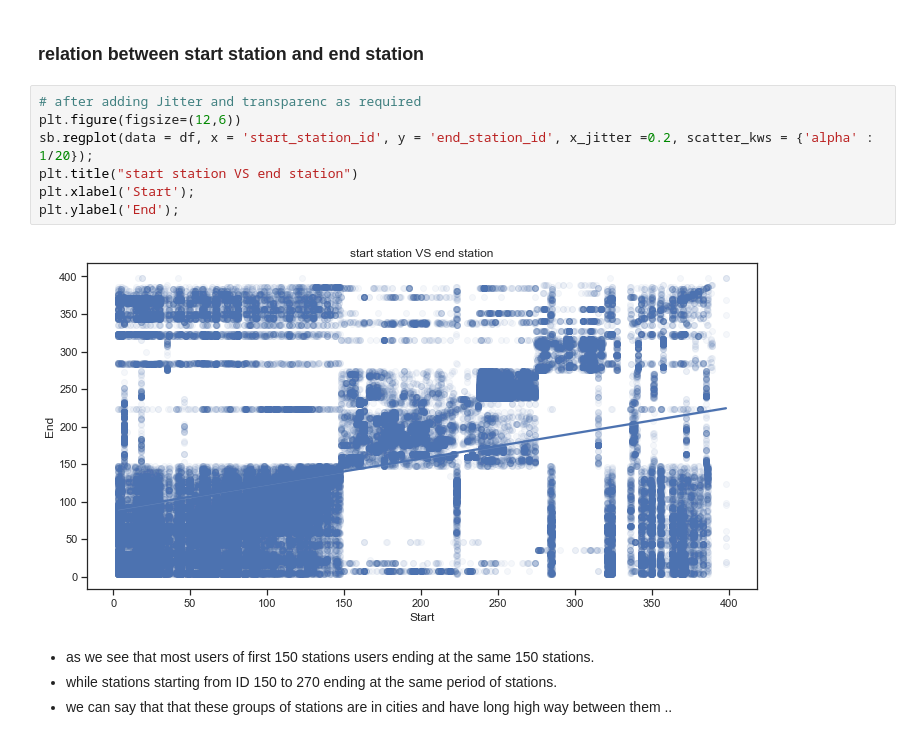
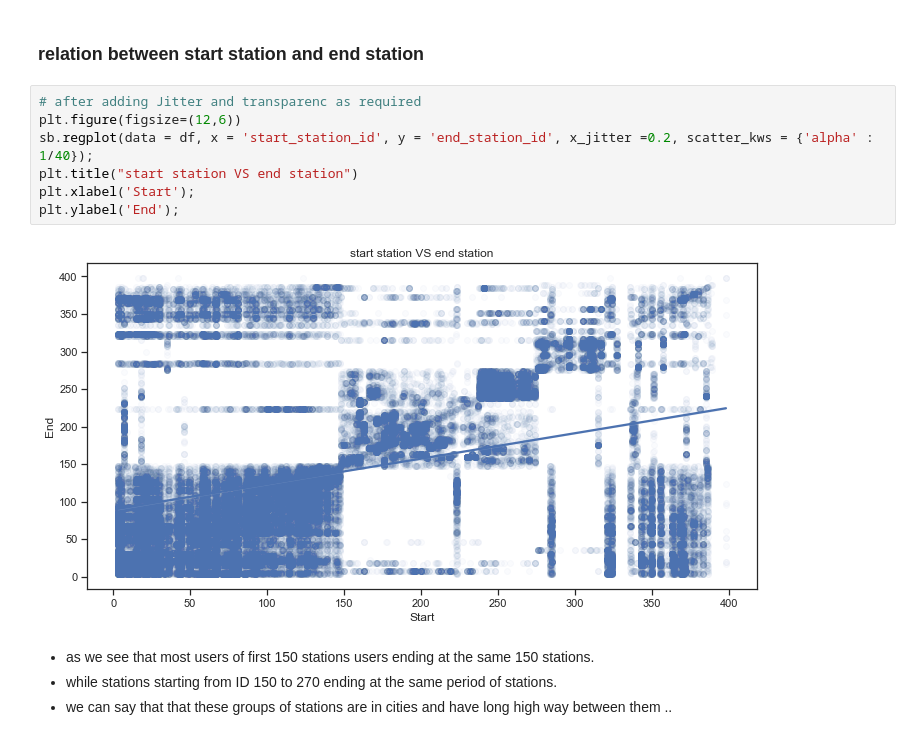
Before and after one commit to Theabdelkader/Communicate-Data-Findings-Ford-GoBike-System, a Jupyter notebook: exploration_template.ipynb, the cells around one changed output. Cells and saved outputs as stored; diff of their text form.

```diff
--- a/exploration_template.ipynb
+++ b/exploration_template.ipynb
@@ -592,12 +584,12 @@ plt.ylabel('Duration of Trips (min)');
 # %%
 # after adding Jitter and transparenc as required
 plt.figure(figsize=(12,6))
-sb.regplot(data = df, x = 'start_station_id', y = 'end_station_id', x_jitter =0.2, scatter_kws = {'alpha' : 1/20});
+sb.regplot(data = df, x = 'start_station_id', y = 'end_station_id', x_jitter =0.2, scatter_kws = {'alpha' : 1/40});
 plt.title("start station VS end station")
 plt.xlabel('Start');
 plt.ylabel('End');
 # %% [output]
-[figure, old version]
+[figure, new version]
 # %% [markdown]
 - as we see that most users of first 150 stations users ending at the same 150 stations.
 - while stations starting from ID 150 to 270 ending at the same period of stations.
```
Also changed, not shown: parts of 10 cells of this notebook.
